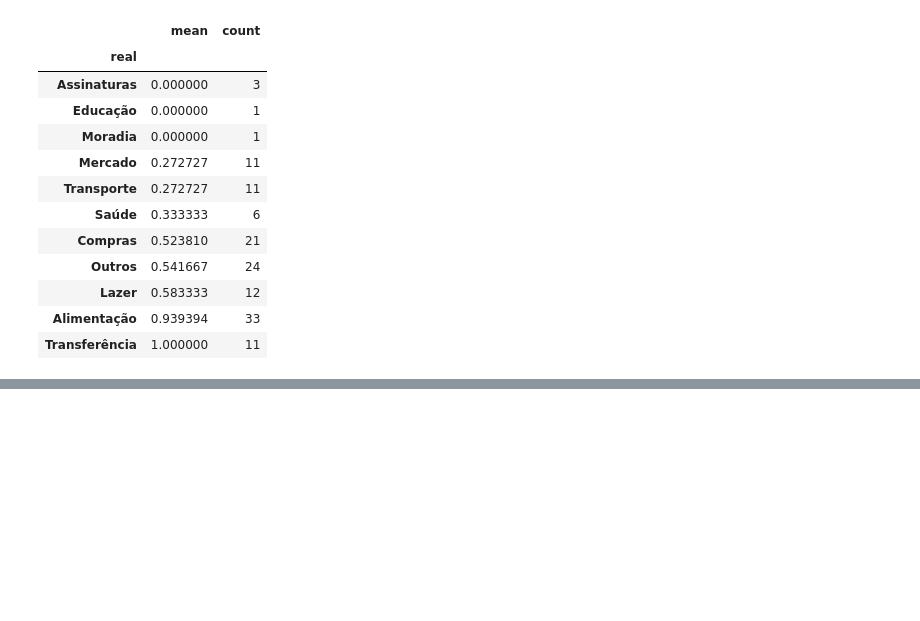
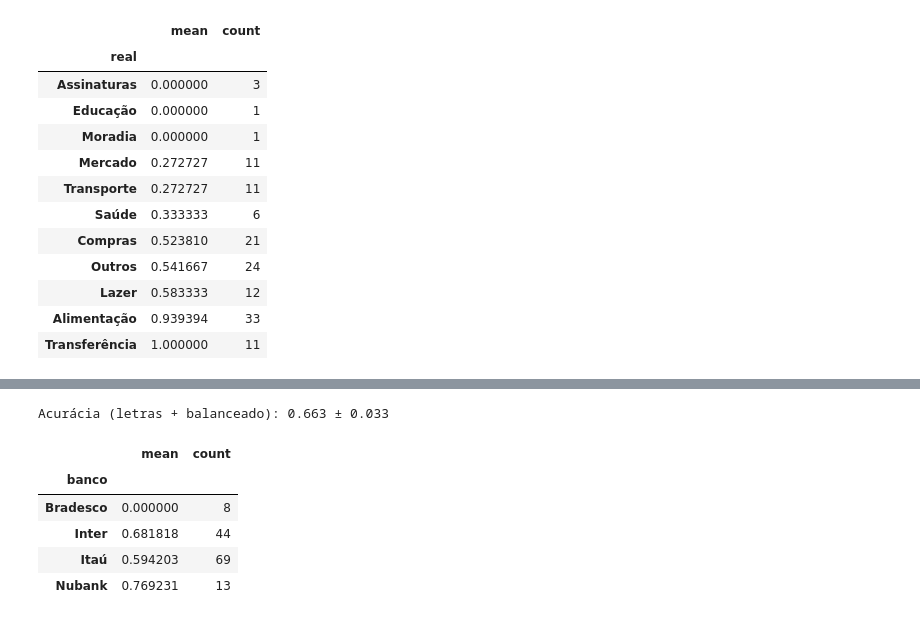
Before and after one commit to ricardoaufe/classificador-transacoes-ptbr, a Jupyter notebook: notebooks/02_baseline.ipynb, the cells around one changed output, grey strips where cells are left out. Drawn from its saved outputs; the diff is of its cells as text; code cells hidden in the pictures; blank space fills up the shorter version.

```diff
--- a/notebooks/02_baseline.ipynb
+++ b/notebooks/02_baseline.ipynb
@@ -158,0 +300,23 @@ por_categoria.sort_values("mean")
+# %%
+modelo_combo = make_pipeline(
+    TfidfVectorizer(lowercase=True, analyzer="char_wb", ngram_range=(2, 4)),
+    LogisticRegression(max_iter=1000, class_weight="balanced")
+)
+
+notas_combo = cross_val_score(modelo_combo, X, y, cv=cv, scoring="accuracy")
+print(f"Acurácia (letras + balanceado): {notas_combo.mean():.3f} ± {notas_combo.std():.3f}")
+# %% [output]
+Acurácia (letras + balanceado): 0.663 ± 0.033
+# %%
+tabela = pd.DataFrame({"descricao": X_teste, "real": y_teste, "previsto": previsoes})
+tabela = tabela.join(df[["fonte", "banco"]])
+tabela["acertou"] = tabela["real"] == tabela["previsto"]
+
+tabela.groupby("banco")["acertou"].agg(["mean", "count"])
+# %% [output]
+|  | mean | count |
+| banco |  |  |
+| Bradesco | 0.000000 | 8 |
+| Inter | 0.681818 | 44 |
+| Itaú | 0.594203 | 69 |
+| Nubank | 0.769231 | 13 |
```
Also changed, not shown: parts of 23 cells of this notebook.
